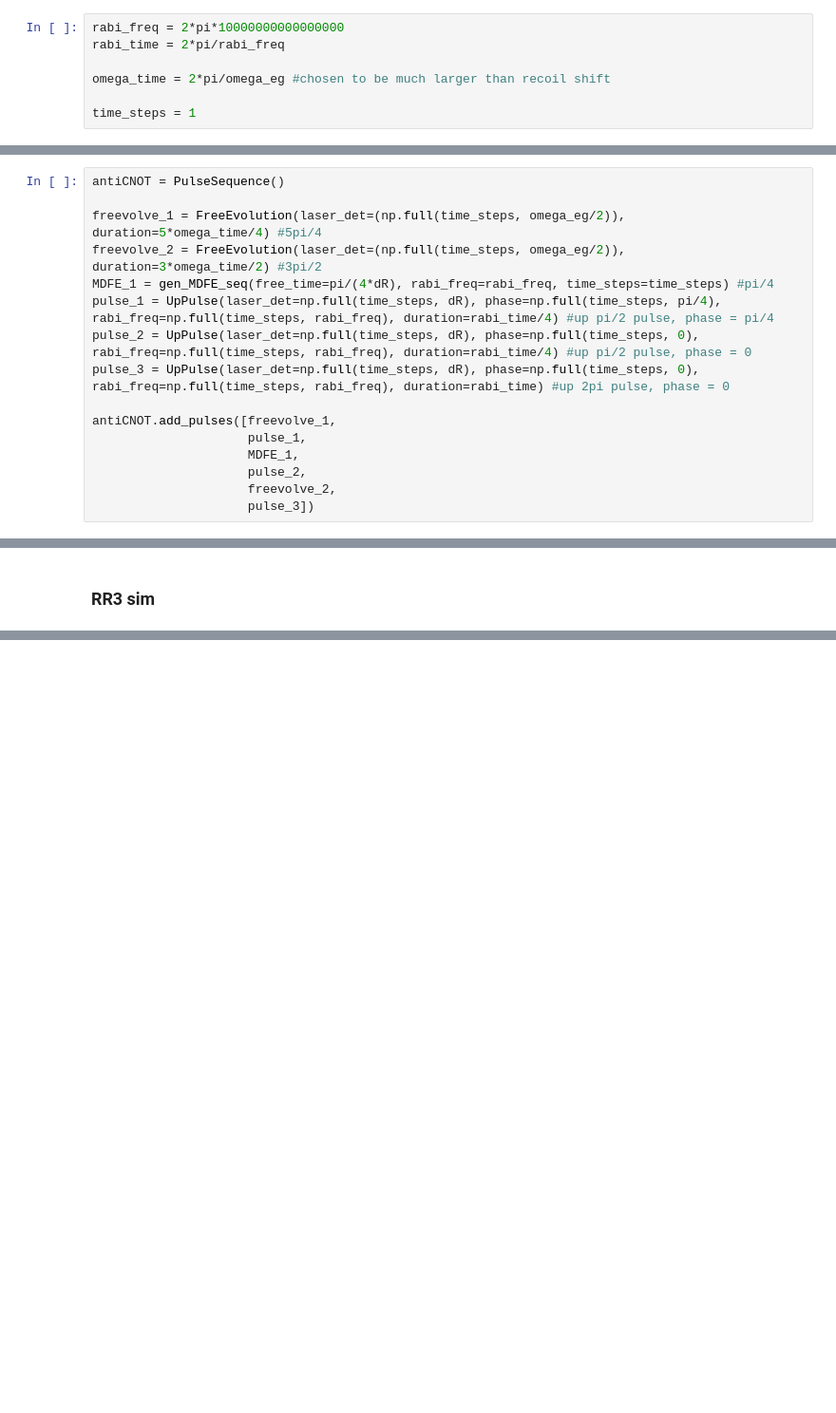
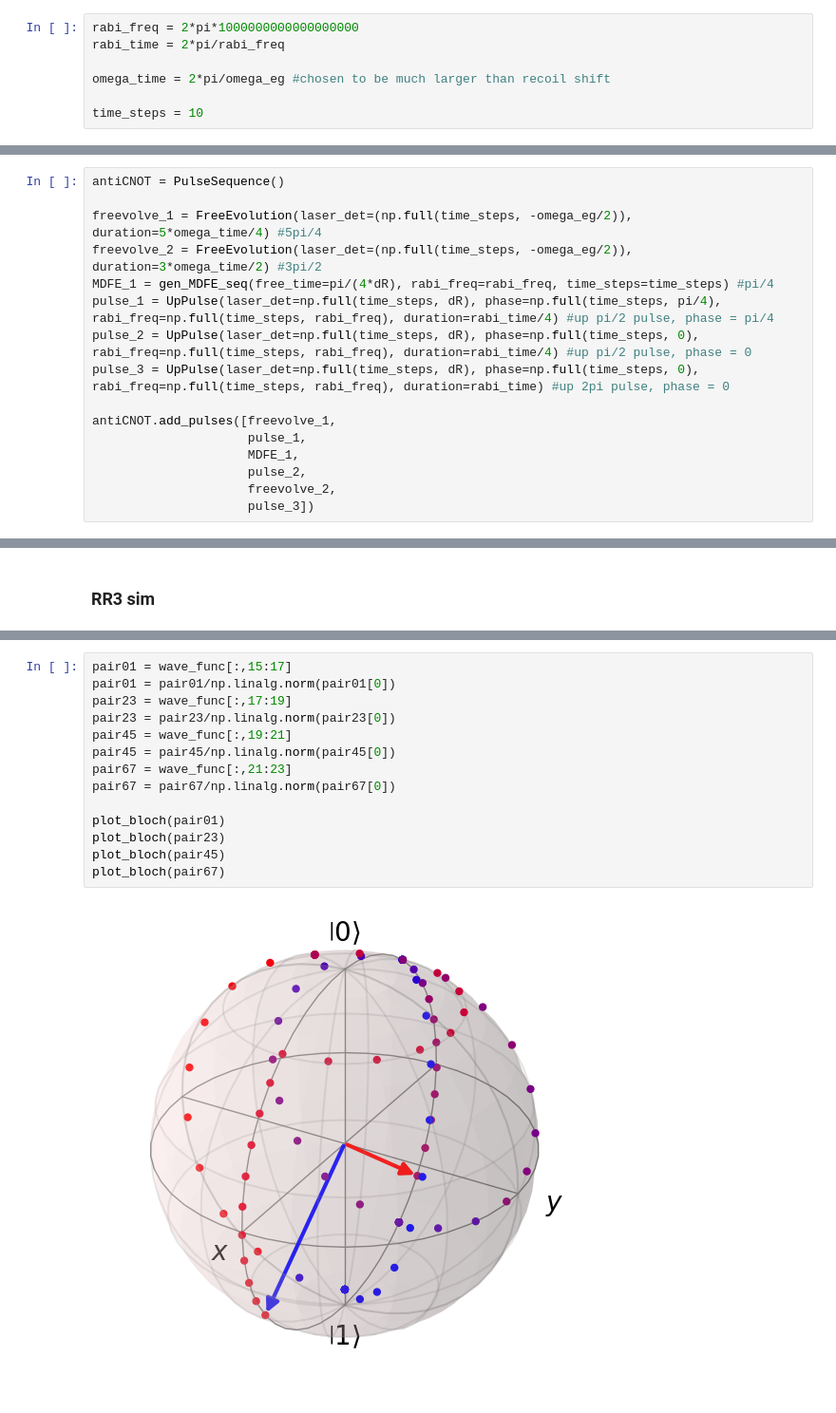
Before and after one commit to tr2g20/simulations, a Jupyter notebook: RR3 testing.ipynb, the cells around one changed output, grey strips where cells are left out. Shown at 95% size. Saved outputs shown, nothing was run; the diff lists cells and outputs as text; blank space fills up the shorter version.

```diff
--- a/RR3 testing.ipynb
+++ b/RR3 testing.ipynb
@@ -7,12 +7,12 @@ from scipy.constants import hbar, pi
 from sim_library.constants import k_eff, dR, m, omega_eg
 import matplotlib.pyplot as plt
 # %%
-rabi_freq = 2*pi*10000000000000000
+rabi_freq = 2*pi*1000000000000000000
 rabi_time = 2*pi/rabi_freq
 
 omega_time = 2*pi/omega_eg #chosen to be much larger than recoil shift
 
-time_steps = 1
+time_steps = 10
 # %% [markdown]
 ### Gates
 # %% [markdown]
@@ -47,8 +47,8 @@ exchange10.add_pulses([freevolve_1,
 # %%
 antiCNOT = PulseSequence()
 
-freevolve_1 = FreeEvolution(laser_det=(np.full(time_steps, omega_eg/2)), duration=5*omega_time/4) #5pi/4
-freevolve_2 = FreeEvolution(laser_det=(np.full(time_steps, omega_eg/2)), duration=3*omega_time/2) #3pi/2
+freevolve_1 = FreeEvolution(laser_det=(np.full(time_steps, -omega_eg/2)), duration=5*omega_time/4) #5pi/4
+freevolve_2 = FreeEvolution(laser_det=(np.full(time_steps, -omega_eg/2)), duration=3*omega_time/2) #3pi/2
 MDFE_1 = gen_MDFE_seq(free_time=pi/(4*dR), rabi_freq=rabi_freq, time_steps=time_steps) #pi/4
 pulse_1 = UpPulse(laser_det=np.full(time_steps, dR), phase=np.full(time_steps, pi/4), rabi_freq=np.full(time_steps, rabi_freq), duration=rabi_time/4) #up pi/2 pulse, phase = pi/4
 pulse_2 = UpPulse(laser_det=np.full(time_steps, dR), phase=np.full(time_steps, 0), rabi_freq=np.full(time_steps, rabi_freq), duration=rabi_time/4) #up pi/2 pulse, phase = 0
@@ -211,0 +300,16 @@ probs:
+# %%
+pair01 = wave_func[:,15:17]
+pair01 = pair01/np.linalg.norm(pair01[0])
+pair23 = wave_func[:,17:19]
+pair23 = pair23/np.linalg.norm(pair23[0])
+pair45 = wave_func[:,19:21]
+pair45 = pair45/np.linalg.norm(pair45[0])
+pair67 = wave_func[:,21:23]
+pair67 = pair67/np.linalg.norm(pair67[0])
+
+plot_bloch(pair01)
+plot_bloch(pair23)
+plot_bloch(pair45)
+plot_bloch(pair67)
+# %% [output]
+[figure, added]
```
Also changed, not shown: parts of 21 cells of this notebook, 5 other files.
